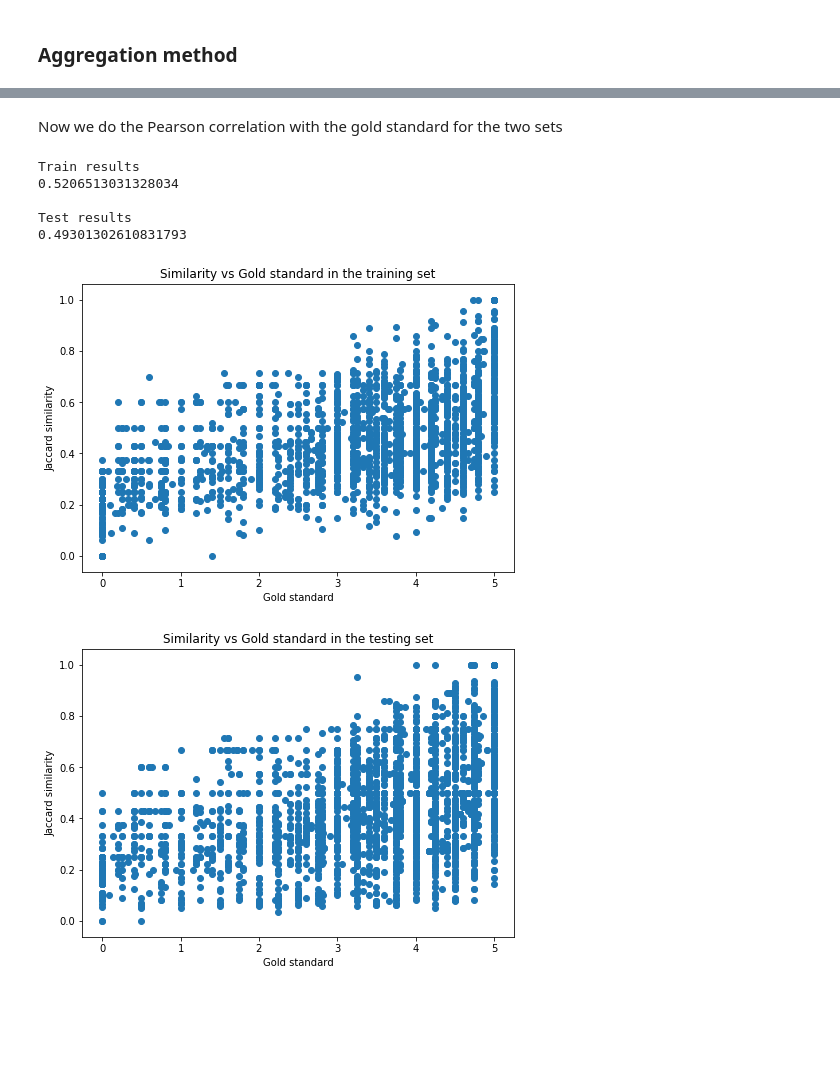
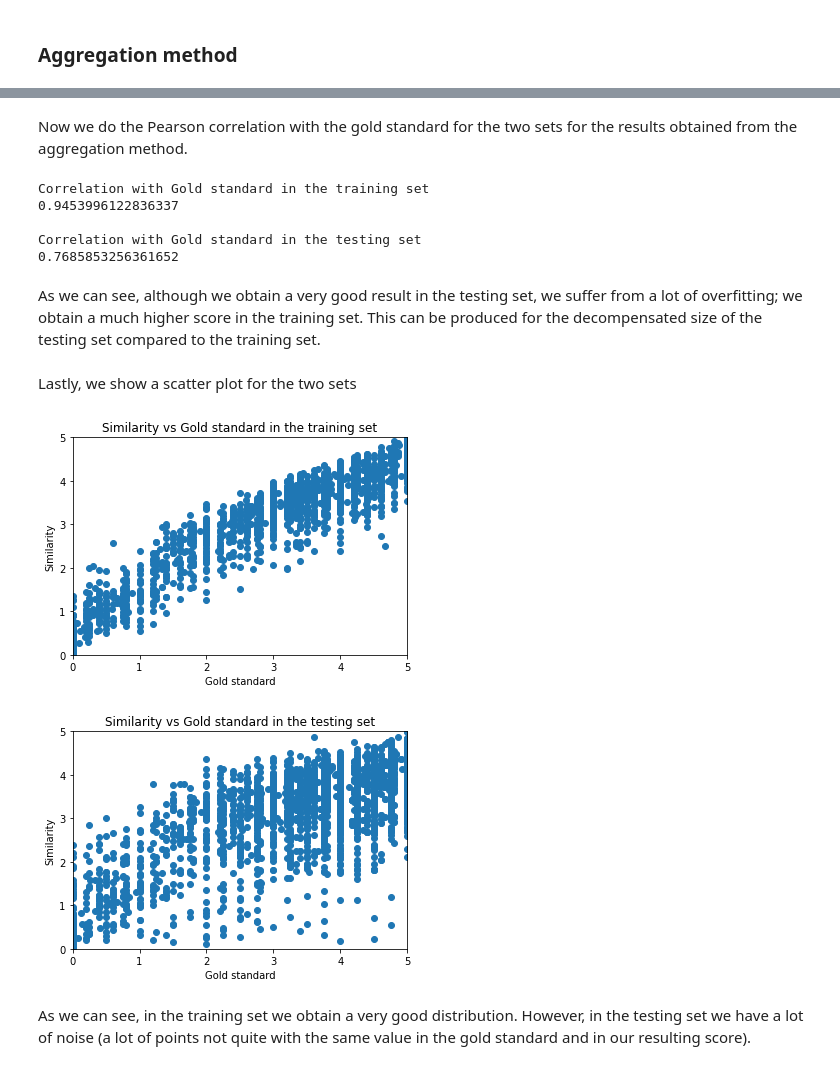
Before and after one commit to FerranAgulloLopez/ihlt-sts, a Jupyter notebook: main.ipynb, the cells around one changed output, grey strips where cells are left out. Drawn from its saved outputs; the diff is of its cells as text; code cells hidden in the pictures; blank space fills up the shorter version.

```diff
--- a/main.ipynb
+++ b/main.ipynb
@@ -27,12 +94,2 @@ Test values length: 3108 ; Test labels length: 3108
-# %%
-config = {
-    'preprocessing_steps': [{'name': 'lower_case'},
-                            {'name': 'word_tokenize'},
-                            {'name': 'punctuation_removal'},
-                            {'name': 'pos_tagging'},
-                            {'name': 'lemmatization'}],
-    'similarity_metrics': [{'name': 'jaccard_similarity'}],
-    'aggregation': {'name': 'mean'}
-}
 # %% [markdown]
 ### Preprocessing
@@ -68,4 +145,4 @@ meh
 # %%
 sentence_similarity = SentenceSimilarity(config['similarity_metrics'])
-train_results = sentence_similarity.compute_pair_comparison(train_output)
-test_results = sentence_similarity.compute_pair_comparison(test_output)
+metric_train_values = sentence_similarity.compute_pair_comparison(train_output)
+metric_test_values = sentence_similarity.compute_pair_comparison(test_output)
@@ -111 +173,5 @@ Test results
+# %%
+aggregation_method = AggregationMethodFactory.select_aggregation_method(config, metric_train_values, train_labels, metric_test_values, None)
+train_results = aggregation_method.train()
+test_results = aggregation_method.test()
 # %% [markdown]
@@ -113,28 +179,25 @@ Test results
 # %% [markdown]
-Now we do the Pearson correlation with the gold standard for the two sets
+Now we do the Pearson correlation with the gold standard for the two sets for the results obtained from the aggregation method.
-# %%
-def show_scatter_plot(labels, results, title):
-    fig = plt.figure()
-    ax = fig.add_axes([0,0,1,1])
-    ax.scatter(labels, results)
-    ax.set_xlabel('Gold standard')
-    ax.set_ylabel('Jaccard similarity')
-    ax.set_title(title)
-    plt.show()
 # %%
-print('Train results')
+print('Correlation with Gold standard in the training set')
 print(pearsonr(train_labels, train_results)[0])
-print('\nTest results')
+print('\nCorrelation with Gold standard in the testing set')
 print(pearsonr(test_labels, test_results)[0])
 # %% [output]
-Train results
-0.5206513031328034
+Correlation with Gold standard in the training set
+0.9453996122836337
 
-Test results
-0.49301302610831793
+Correlation with Gold standard in the testing set
+0.7685853256361652
+# %% [markdown]
+As we can see, although we obtain a very good result in the testing set, we suffer from a lot of overfitting; we obtain a much higher score in the training set. This can be produced for the decompensated size of the testing set compared to the training set.
+# %% [markdown]
+Lastly, we show a scatter plot for the two sets
 # %%
-show_scatter_plot(train_labels, train_results, 'Similarity vs Gold standard in the training set')
-show_scatter_plot(test_labels, test_results, 'Similarity vs Gold standard in the testing set')
+show_scatter_plot(train_labels, train_results, 'Similarity vs Gold standard in the training set', None)
+show_scatter_plot(test_labels, test_results, 'Similarity vs Gold standard in the testing set', None)
 # %% [output]
-[figure, old version]
+[figure, new version]
-[figure, old version]
+[figure, new version]
+# %% [markdown]
+As we can see, in the training set we obtain a very good distribution. However, in the testing set we have a lot of noise (a lot of points not quite with the same value in the gold standard and in our resulting score).
```
Also changed, not shown: parts of 30 cells of this notebook.
